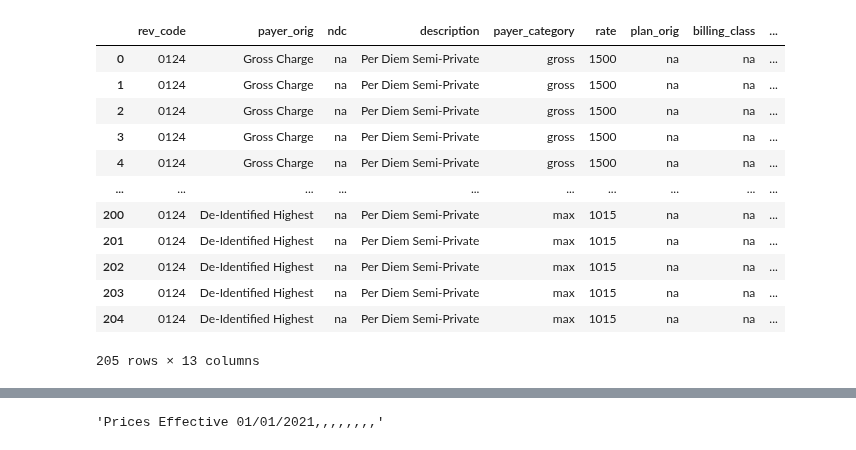
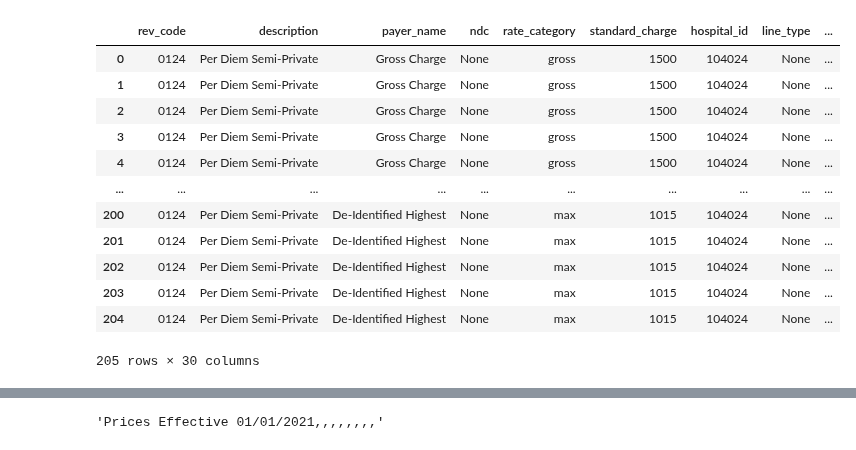
Before and after one commit to rl1987/dolthub-bounty-transparency-in-pricing, a Jupyter notebook: CirclesOfCare.ipynb, the cells around one changed output, grey strips where cells are left out. Drawn from its saved outputs; the diff is of its cells as text; code cells hidden in the pictures.

```diff
--- a/CirclesOfCare.ipynb
+++ b/CirclesOfCare.ipynb
@@ -63,7 +70,7 @@ df_in
 # %%
 df_mid = pd.DataFrame(df_in)
 df_mid = df_mid.rename(columns={
-    'Payer': 'payer_orig',
+    'Payer': 'payer_name',
     'Service': 'description',
     'RevCode': 'rev_code',
     'NDC': 'ndc',
@@ -87,3 +94,17 @@ df_mid
 | 38 | Value Options | Per Diem Semi-Private | 124 | - | $1,500 | $575 | NaN | ... |
 | 39 | Wellcare Commercial | Per Diem Semi-Private | 124 | - | $1,500 | $745 | NaN | ... |
 | 40 | Wellcare Medicare | Per Diem Semi-Private | 124 | - | $1,500 | $675 | NaN | ... |
+# %%
+columns = df_mid.columns.to_list()
+money_columns = columns[4:]
+remaining_cols = list(set(columns) - set(money_columns))
+df_mid = pd.melt(df_mid, id_vars=remaining_cols)
+df_mid['variable'] = df_mid['variable'].replace('rate', 'payer')
+df_mid = df_mid.rename(columns={
+    'variable': 'rate_category',
+    'value': 'standard_charge',
+})
+df_mid['payer_name'] = df_mid.apply(lambda row: row['payer_name'] if row['rate_category'] == 'Negotiated Rate' else row['rate_category'],
+                                    axis=1)
+
+df_mid
@@ -125,24 +159,43 @@ df_mid
 205 rows × 6 columns
 # %%
-df_mid['plan_orig'] = 'na'
-df_mid['billing_class'] = 'na'
-df_mid['patient_class'] = 'na'
-df_mid['internal_code'] = 'na'
-df_mid['code_prefix'] = 'none'
+df_mid['hospital_id'] = ccn
+
+df_mid['line_type'] = None
+df_mid['ms_drg'] = None
+df_mid['apr_drg'] = None
+df_mid['eapg'] = None
+df_mid['hcpcs_cpt'] = None
+df_mid['alt_hcpcs_cpt'] = None
+df_mid['thru'] = None
+df_mid['apc'] = None
+df_mid['icd'] = None
+df_mid['drug_hcpcs_multiplier'] = None
+df_mid['drug_unit_of_measurement'] = None
+df_mid['drug_type_of_measurement'] = None
+df_mid['standard_charge_percent'] = None
+df_mid['contracting_method'] = None
+df_mid['additional_generic_notes'] = None
+df_mid['additional_payer_specific_notes'] = None
+df_mid['drug_quantity'] = None
+df_mid['plan_name'] = None
+df_mid['billing_class'] = None
+df_mid['setting'] = None
+df_mid['local_code'] = None
 df_mid['code'] = df_mid['rev_code']
-df_mid['modifier'] = 'na'
+df_mid['modifiers'] = None
+
 df_mid
 # %% [output]
-|  | rev_code | payer_orig | ndc | description | payer_category | rate | plan_orig | billing_class | ... |
-| 0 | 0124 | Gross Charge | na | Per Diem Semi-Private | gross | 1500 | na | na | ... |
-| 1 | 0124 | Gross Charge | na | Per Diem Semi-Private | gross | 1500 | na | na | ... |
-| 2 | 0124 | Gross Charge | na | Per Diem Semi-Private | gross | 1500 | na | na | ... |
-| 3 | 0124 | Gross Charge | na | Per Diem Semi-Private | gross | 1500 | na | na | ... |
-| 4 | 0124 | Gross Charge | na | Per Diem Semi-Private | gross | 1500 | na | na | ... |
+|  | rev_code | description | payer_name | ndc | rate_category | standard_charge | hospital_id | line_type | ... |
+| 0 | 0124 | Per Diem Semi-Private | Gross Charge | None | gross | 1500 | 104024 | None | ... |
+| 1 | 0124 | Per Diem Semi-Private | Gross Charge | None | gross | 1500 | 104024 | None | ... |
+| 2 | 0124 | Per Diem Semi-Private | Gross Charge | None | gross | 1500 | 104024 | None | ... |
+| 3 | 0124 | Per Diem Semi-Private | Gross Charge | None | gross | 1500 | 104024 | None | ... |
+| 4 | 0124 | Per Diem Semi-Private | Gross Charge | None | gross | 1500 | 104024 | None | ... |
 | ... | ... | ... | ... | ... | ... | ... | ... | ... | ... |
-| 200 | 0124 | De-Identified Highest | na | Per Diem Semi-Private | max | 1015 | na | na | ... |
-| 201 | 0124 | De-Identified Highest | na | Per Diem Semi-Private | max | 1015 | na | na | ... |
-| 202 | 0124 | De-Identified Highest | na | Per Diem Semi-Private | max | 1015 | na | na | ... |
-| 203 | 0124 | De-Identified Highest | na | Per Diem Semi-Private | max | 1015 | na | na | ... |
-| 204 | 0124 | De-Identified Highest | na | Per Diem Semi-Private | max | 1015 | na | na | ... |
+| 200 | 0124 | Per Diem Semi-Private | De-Identified Highest | None | max | 1015 | 104024 | None | ... |
+| 201 | 0124 | Per Diem Semi-Private | De-Identified Highest | None | max | 1015 | 104024 | None | ... |
+| 202 | 0124 | Per Diem Semi-Private | De-Identified Highest | None | max | 1015 | 104024 | None | ... |
+| 203 | 0124 | Per Diem Semi-Private | De-Identified Highest | None | max | 1015 | 104024 | None | ... |
+| 204 | 0124 | Per Diem Semi-Private | De-Identified Highest | None | max | 1015 | 104024 | None | ... |
-205 rows × 13 columns
+205 rows × 30 columns
```
Also changed, not shown: parts of 10 cells of this notebook.
